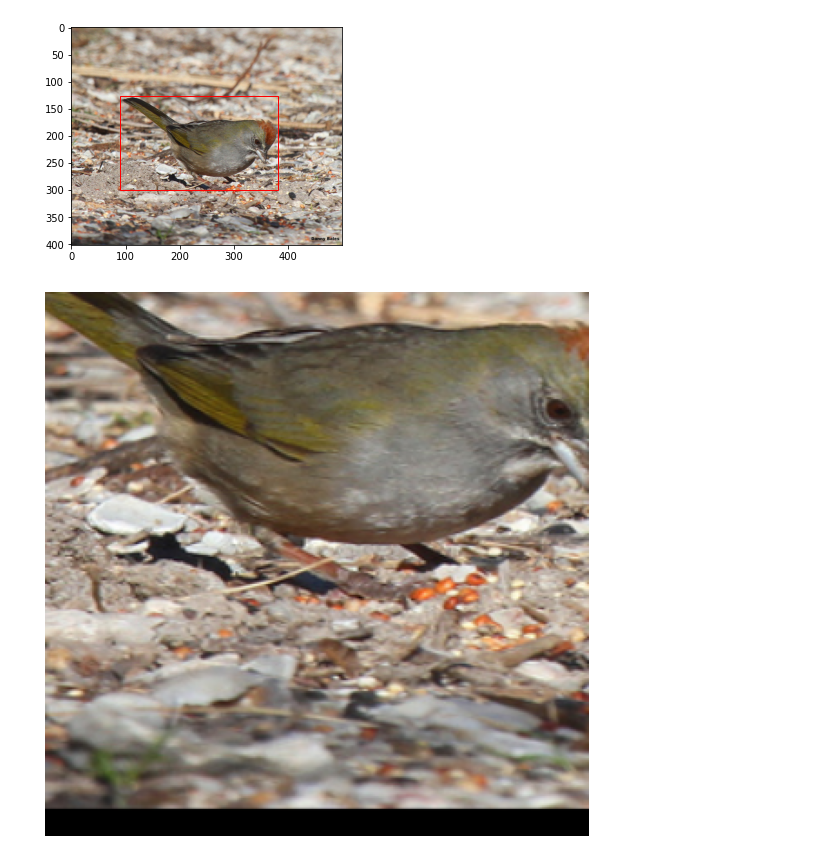
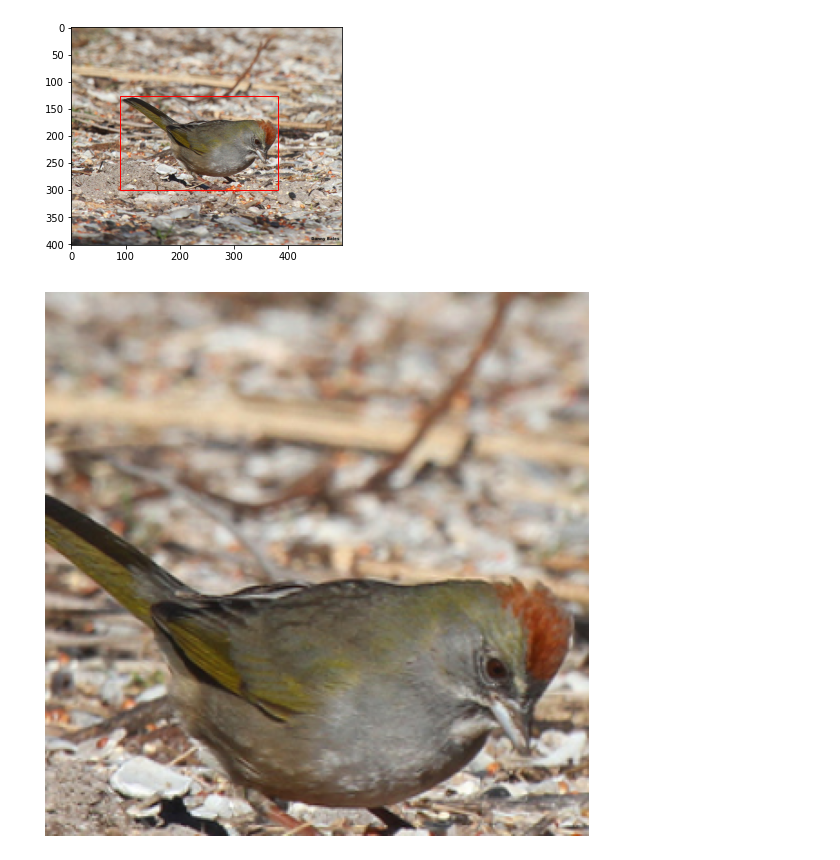
Before and after one commit to jonathanlys01/beyond_sota_w_sam, a Jupyter notebook: test_transform.ipynb, the cells around one changed output. Cells and saved outputs as stored; diff of their text form; code cells hidden in the pictures.

```diff
--- a/test_transform.ipynb
+++ b/test_transform.ipynb
@@ -79,10 +79,10 @@ plt.show()
 # %%
 x,y,w,h = boxes[idx[0]]
 
-cropped = LocalizedRandomResizedCrop(img_pil,[x,y,w,h],size=300, alpha=0.3)
+cropped = LocalizedRandomResizedCrop(img_pil,*[x,y,w,h],size=300, alpha=0.3)
 plt.figure(figsize=(10,10))
 plt.imshow(cropped)
 plt.axis("off")
 plt.show()
 # %% [output]
-[figure, old version]
+[figure, new version]
```
Also changed, not shown: parts of 9 cells of this notebook, 5 other files.
